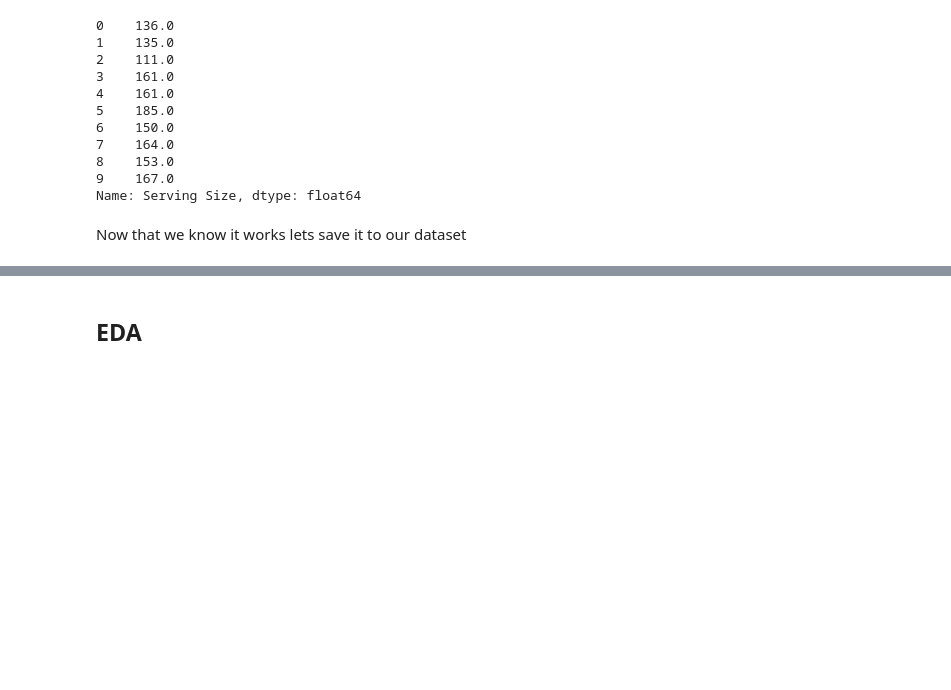
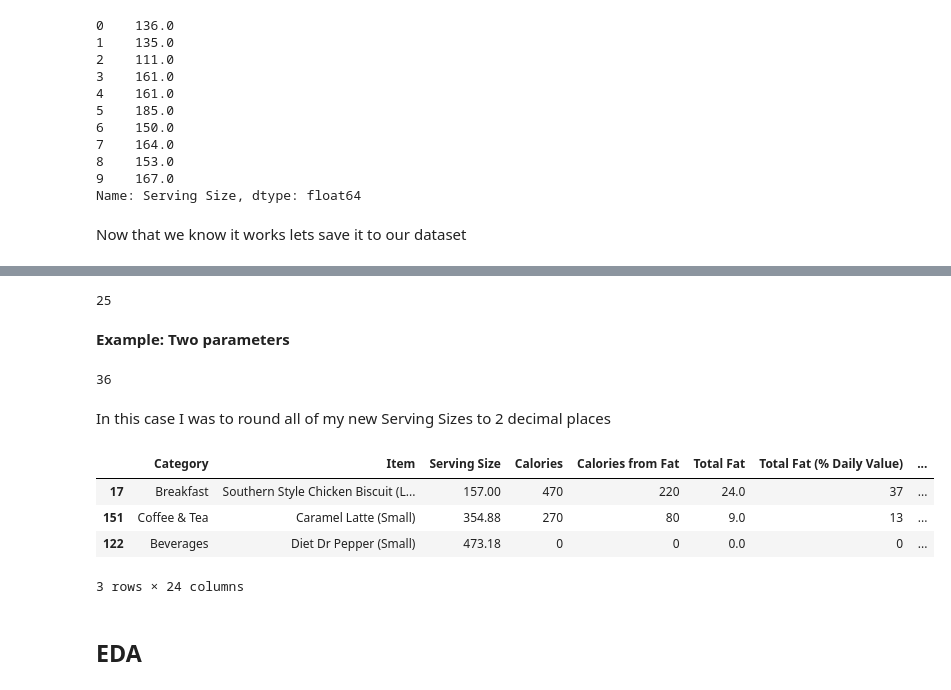
Before and after one commit to dsiufl/Python-Workshops, a Jupyter notebook: Python1/Python1_Instructor.ipynb, the cells around one changed output, grey strips where cells are left out. Drawn from its saved outputs; the diff is of its cells as text; code cells hidden in the pictures; blank space fills up the shorter version.

Commit message:
added lambda functions to python 1

```diff
--- a/Python1/Python1_Instructor.ipynb
+++ b/Python1/Python1_Instructor.ipynb
@@ -190,3 +195,27 @@ data.sample(10)
+# %%
+square = lambda x :  x ** 2
+square(5)
+# %% [output]
+25
+# %% [markdown]
+**Example: Two parameters**
+# %%
+sum_squared = lambda a,b: (a + b) ** 2
+sum_squared(2,4)
+# %% [output]
+36
+# %% [markdown]
+In this case I was to round all of my new Serving Sizes to 2 decimal places
+# %%
+data['Serving Size'] = data['Serving Size'].apply(lambda x : round(x, 2))
+# %%
+data.sample(3)
+# %% [output]
+|  | Category | Item | Serving Size | Calories | Calories from Fat | Total Fat | Total Fat (% Daily Value) | ... |
+| 17 | Breakfast | Southern Style Chicken Biscuit (L... | 157.00 | 470 | 220 | 24.0 | 37 | ... |
+| 151 | Coffee & Tea | Caramel Latte (Small) | 354.88 | 270 | 80 | 9.0 | 13 | ... |
+| 122 | Beverages | Diet Dr Pepper (Small) | 473.18 | 0 | 0 | 0.0 | 0 | ... |
+3 rows × 24 columns
 # %% [markdown]
 ## EDA
 # %% [markdown]
```
Also changed, not shown: parts of 5 cells of this notebook.
